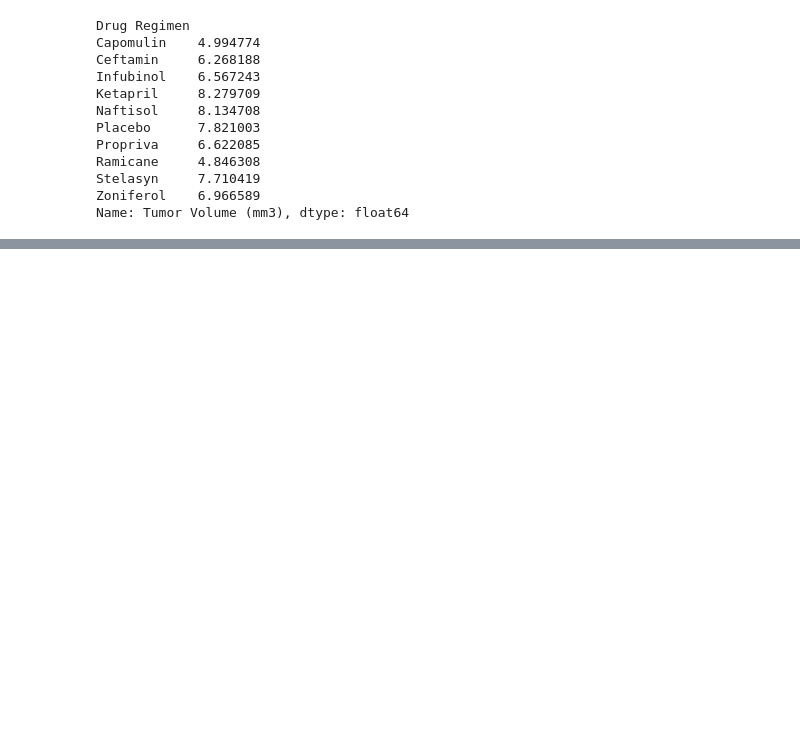
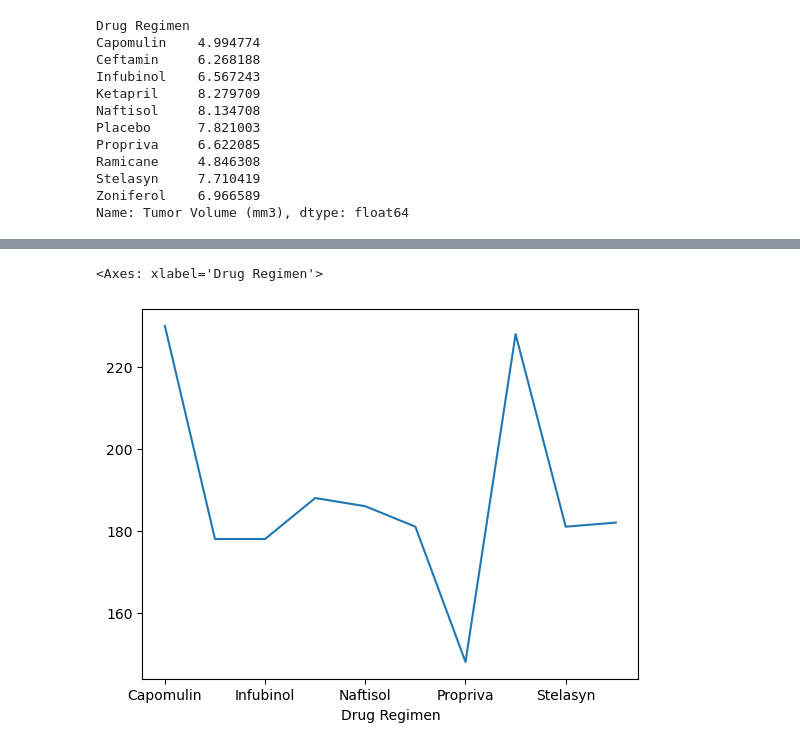
Before and after one commit to Smiyengi/pymaceuticals-challenge, a Jupyter notebook: assignment1.ipynb, the cells around one changed output, grey strips where cells are left out. Cells and saved outputs as stored; diff of their text form; code cells hidden in the pictures; blank space fills up the shorter version.

```diff
--- a/assignment1.ipynb
+++ b/assignment1.ipynb
@@ -256,0 +270,5 @@ summary_stats_dataframe
+# %%
+study_results_clean.groupby('Drug Regimen')['Timepoint'].count().plot()
+# %% [output]
+<Axes: xlabel='Drug Regimen'>
+[figure, added]
```
Also changed, not shown: parts of 23 cells of this notebook.
